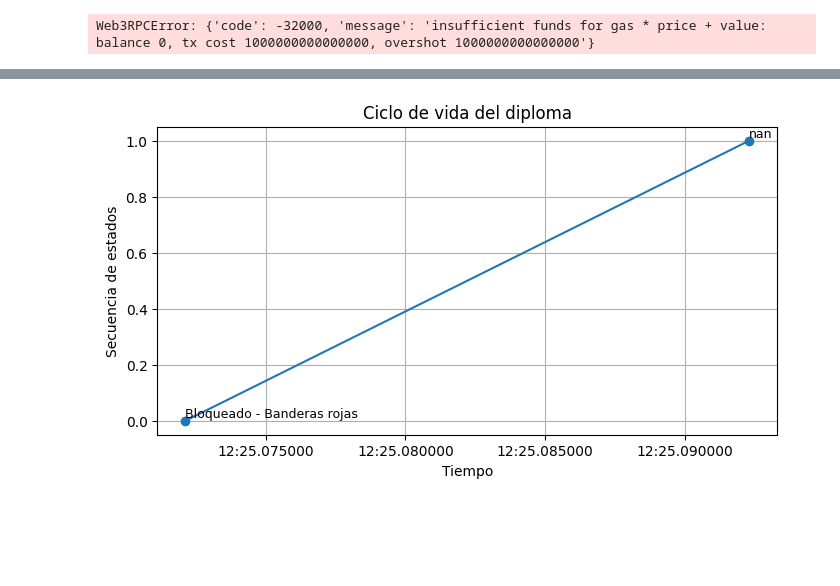
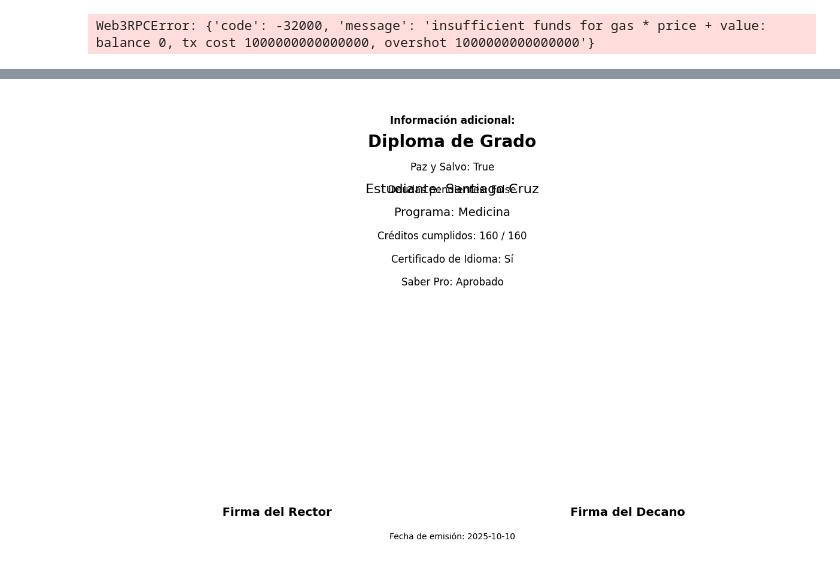
Before and after one commit to scj02/GemeloDigital, a Jupyter notebook: Prueba_Gemelo.ipynb, the cells around one changed output, grey strips where cells are left out. Drawn from its saved outputs; the diff is of its cells as text; code cells hidden in the pictures; blank space fills up the shorter version.

```diff
--- a/Prueba_Gemelo.ipynb
+++ b/Prueba_Gemelo.ipynb
@@ -314,15 +315,55 @@ Diplomas cargados:
-# %%
-historial_df = pd.DataFrame(diploma["historial"])
-historial_df["timestamp"] = pd.to_datetime(historial_df["timestamp"])
-
-plt.figure(figsize=(8,4))
-plt.plot(historial_df["timestamp"], historial_df.index, marker="o")
-for i, row in historial_df.iterrows():
-    plt.text(row["timestamp"], i, row["estado"], fontsize=9, va="bottom")
-plt.title("Ciclo de vida del diploma")
-plt.xlabel("Tiempo")
-plt.ylabel("Secuencia de estados")
-plt.grid(True)
-plt.show()
-# %% [output]
-[figure, removed]
+# %%
+# Creación diploma
+def crear_diploma(diploma):
+    fig, ax = plt.subplots(figsize=(12, 8))
+
+    # Título del diploma
+    ax.text(0.5, 0.9, "Diploma de Grado", fontsize=20, ha='center', fontweight='bold')
+
+    # Nombre del Estudiante
+    ax.text(0.5, 0.8, f"Estudiante: {diploma['estudiante']}", fontsize=16, ha='center')
+
+    # Programa o carrera
+    ax.text(0.5, 0.75, f"Programa: {diploma['programa']}", fontsize=14, ha='center')
+
+    # Información de créditos
+    ax.text(0.5, 0.7, f"Créditos cumplidos: {diploma['atributos']['creditos_cumplidos']} / {diploma['atributos']['creditos_totales']}", fontsize=12, ha='center')
+
+    # Información del certificado de idioma
+    certificado_idioma = "Sí" if diploma["atributos"]["certificado_idioma"] else "No"
+    ax.text(0.5, 0.65, f"Certificado de Idioma: {certificado_idioma}", fontsize=12, ha='center')
+
+    # Información sobre el Saber Pro
+    saber_pro = "Aprobado" if diploma["atributos"]["saber_pro"] else "No Aprobado"
+    ax.text(0.5, 0.6, f"Saber Pro: {saber_pro}", fontsize=12, ha='center')
+
+    # Firma (simulada, puedes agregar más detalles)
+    ax.text(0.25, 0.1, "Firma del Rector", fontsize=14, ha='center', fontweight='bold')
+    ax.text(0.75, 0.1, "Firma del Decano", fontsize=14, ha='center', fontweight='bold')
+
+    # Fecha de emisión
+    fecha_emision = "Fecha de emisión: 2025-10-10"  # Se puede personalizar con la fecha real
+    ax.text(0.5, 0.05, fecha_emision, fontsize=10, ha='center')
+
+    # Información adicional fuera del diploma (pero visible)
+    ax.text(0.5, 0.95, "Información adicional:", fontsize=12, ha='center', fontweight='bold')
+    ax.text(0.5, 0.85, f"Paz y Salvo: {diploma['atributos']['paz_y_salvo']}", fontsize=12, ha='center')
+    ax.text(0.5, 0.8, f"Deudas pendientes: {diploma['atributos']['deudas']}", fontsize=12, ha='center')
+
+    # Diseño del borde del diploma
+    box = FancyBboxPatch((0, 0), 1, 1, boxstyle="round,pad=0.05", linewidth=3, edgecolor="black", facecolor="none")
+    ax.add_patch(box)
+
+    # Configurar el gráfico
+    ax.set_xlim(0, 1)
+    ax.set_ylim(0, 1)
+    ax.axis("off")
+
+    # Mostrar el "diploma"
+    plt.tight_layout()
+    plt.show()
+
+# Crear el diploma visual
+crear_diploma(diploma)
+# %% [output]
+[figure, added]
```
Also changed, not shown: parts of 7 cells of this notebook.
